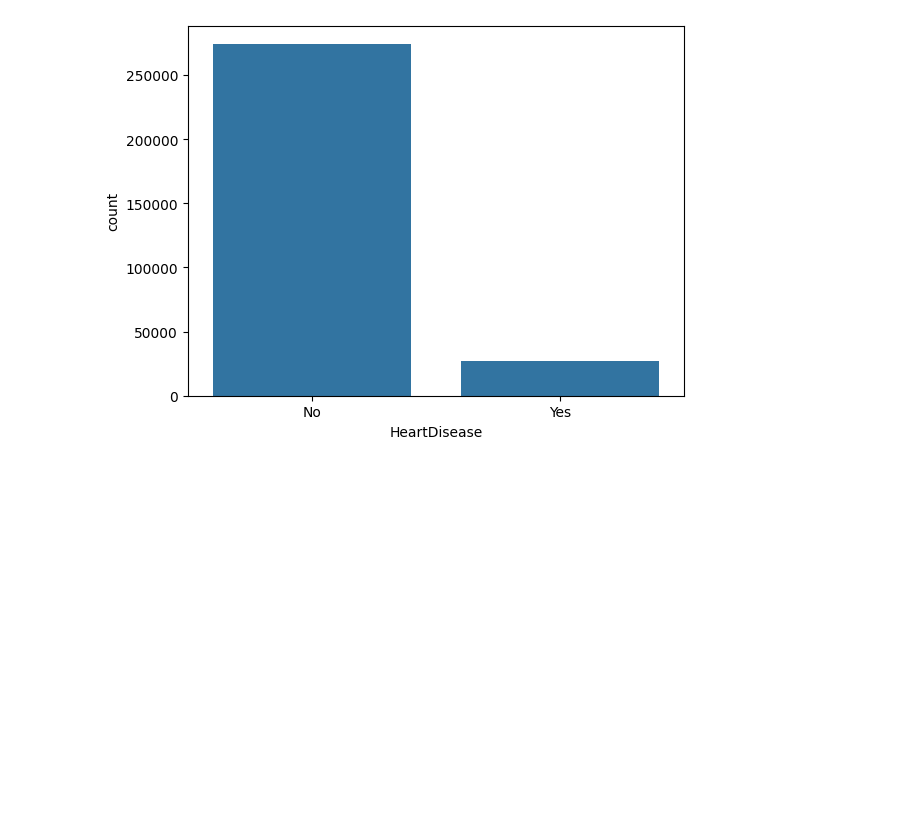
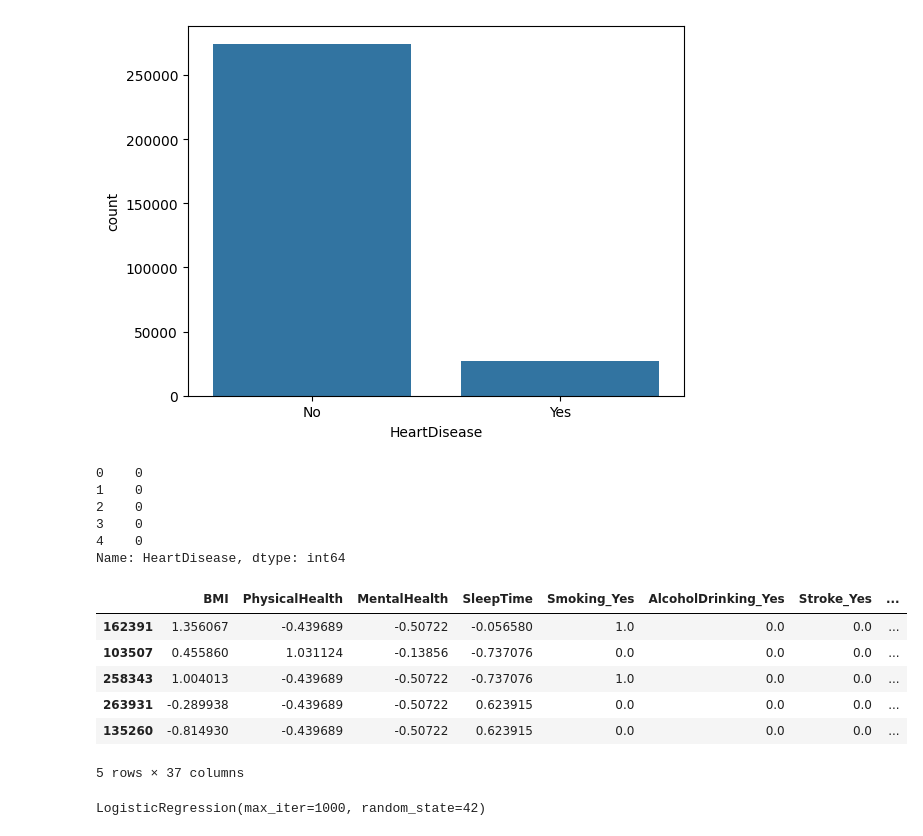
Before and after one commit to hemanthsaichowdary1717-dotcom/MLProjects, a Jupyter notebook: Logistic_Regression/notebook/logistc_regression.ipynb, the cells around one changed output. Drawn from its saved outputs; the diff is of its cells as text; code cells hidden in the pictures; blank space fills up the shorter version.

Commit message:
Completed Data PreProcessing

```diff
--- a/Logistic_Regression/notebook/logistc_regression.ipynb
+++ b/Logistic_Regression/notebook/logistc_regression.ipynb
@@ -186,0 +177,67 @@ sns.countplot(x = df["HeartDisease"])
+# %%
+from sklearn.model_selection import train_test_split
+
+X = df.drop(columns = 'HeartDisease')
+y = df["HeartDisease"].map({
+    "Yes": 1,
+    "No":0
+})
+
+
+
+X_train, X_test, y_train, y_test = train_test_split(
+                                            X,y,
+                                            random_state=42,
+                                            test_size=0.2 ,
+                                            stratify=y
+                                        )
+# %%
+y.head()
+# %% [output]
+0    0
+1    0
+2    0
+3    0
+4    0
+Name: HeartDisease, dtype: int64
+# %%
+from sklearn.preprocessing import StandardScaler, OneHotEncoder
+if "HeartDisease" in df_cat:
+    df_cat.remove("HeartDisease")
+
+scaler = StandardScaler()
+X_train[df_num] = scaler.fit_transform(X_train[df_num])
+X_test[df_num] = scaler.transform(X_test[df_num])
+# %%
+encoder = OneHotEncoder(drop='first', sparse_output=False, handle_unknown='ignore')
+
+X_train_encoded = pd.DataFrame(
+    encoder.fit_transform(X_train[df_cat]),
+    columns=encoder.get_feature_names_out(df_cat),
+    index=X_train.index
+)
+
+X_test_encoded = pd.DataFrame(
+    encoder.transform(X_test[df_cat]),
+    columns=encoder.get_feature_names_out(df_cat),
+    index=X_test.index
+)
+
+X_train = X_train.drop(columns=df_cat).join(X_train_encoded)
+X_test = X_test.drop(columns=df_cat).join(X_test_encoded)
+# %%
+X_train.head()
+# %% [output]
+|  | BMI | PhysicalHealth | MentalHealth | SleepTime | Smoking_Yes | AlcoholDrinking_Yes | Stroke_Yes | ... |
+| 162391 | 1.356067 | -0.439689 | -0.50722 | -0.056580 | 1.0 | 0.0 | 0.0 | ... |
+| 103507 | 0.455860 | 1.031124 | -0.13856 | -0.737076 | 0.0 | 0.0 | 0.0 | ... |
+| 258343 | 1.004013 | -0.439689 | -0.50722 | -0.737076 | 1.0 | 0.0 | 0.0 | ... |
+| 263931 | -0.289938 | -0.439689 | -0.50722 | 0.623915 | 0.0 | 0.0 | 0.0 | ... |
+| 135260 | -0.814930 | -0.439689 | -0.50722 | 0.623915 | 0.0 | 0.0 | 0.0 | ... |
+5 rows × 37 columns
+# %%
+from sklearn.linear_model import LogisticRegression
+log_reg = LogisticRegression(max_iter=1000, random_state=42)
+log_reg.fit(X_train, y_train)
+# %% [output]
+LogisticRegression(max_iter=1000, random_state=42)
```
Also changed, not shown: parts of 8 cells of this notebook.
